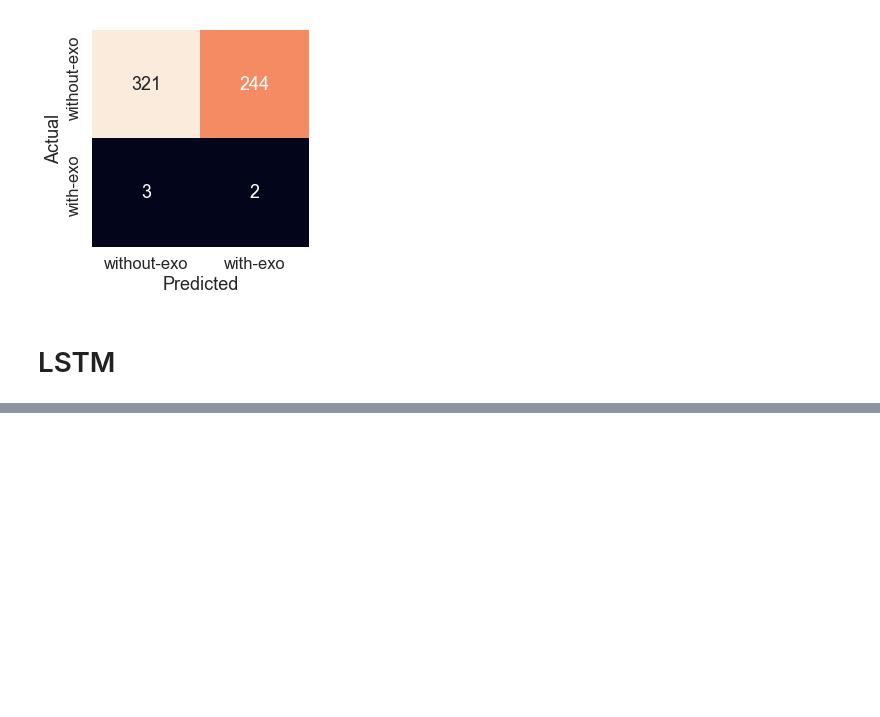
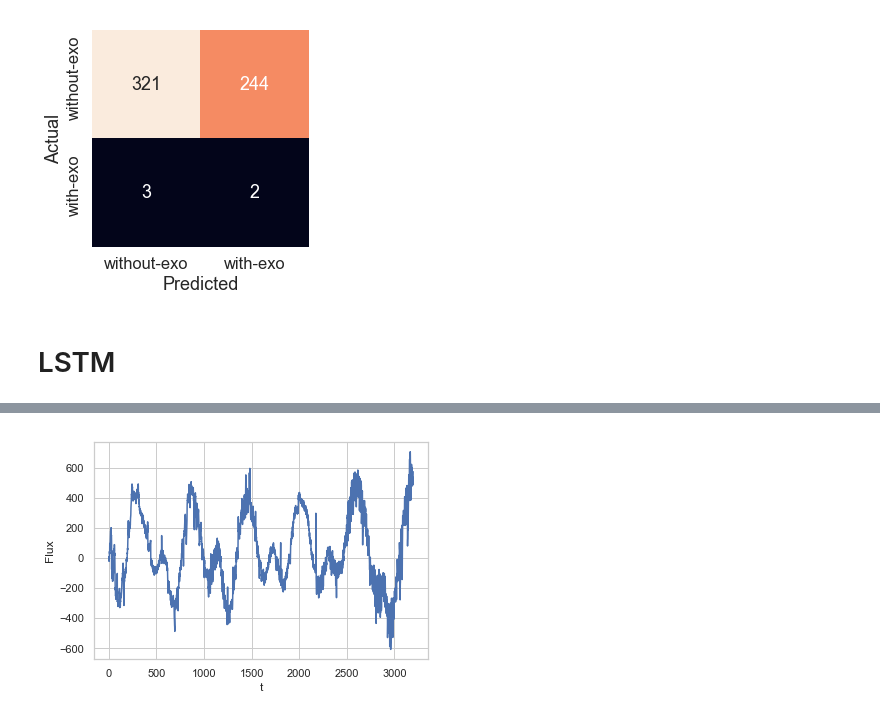
Before and after one commit to czhao39/exoplanet-detection, a Jupyter notebook: boxleastsquares_and_lstm.ipynb, the cells around one changed output, grey strips where cells are left out. Cells and saved outputs as stored; diff of their text form; code cells hidden in the pictures; blank space fills up the shorter version.

```diff
--- a/boxleastsquares_and_lstm.ipynb
+++ b/boxleastsquares_and_lstm.ipynb
@@ -415,0 +427,6 @@ Confusion matrix:
+# %%
+lstm_false_pos = np.nonzero((lstm_test_pred.flatten() == 1) & (y_test == 0))[0]
+print(lstm_false_pos)
+print(lstm_test_out[lstm_false_pos])
+lstm_worst_false_pos = lstm_false_pos[np.argmax(lstm_test_out[lstm_false_pos])]
+print(lstm_worst_false_pos)
@@ -415,0 +451,8 @@ Confusion matrix:
+# %%
+plt.plot(t, x_test[lstm_worst_false_pos])
+plt.xlabel("t")
+plt.ylabel("Flux")
+plt.savefig("falsepos.png", dpi=300, bbox_inches="tight")
+plt.show()
+# %% [output]
+[figure, added]
```
Also changed, not shown: parts of 14 cells of this notebook.
